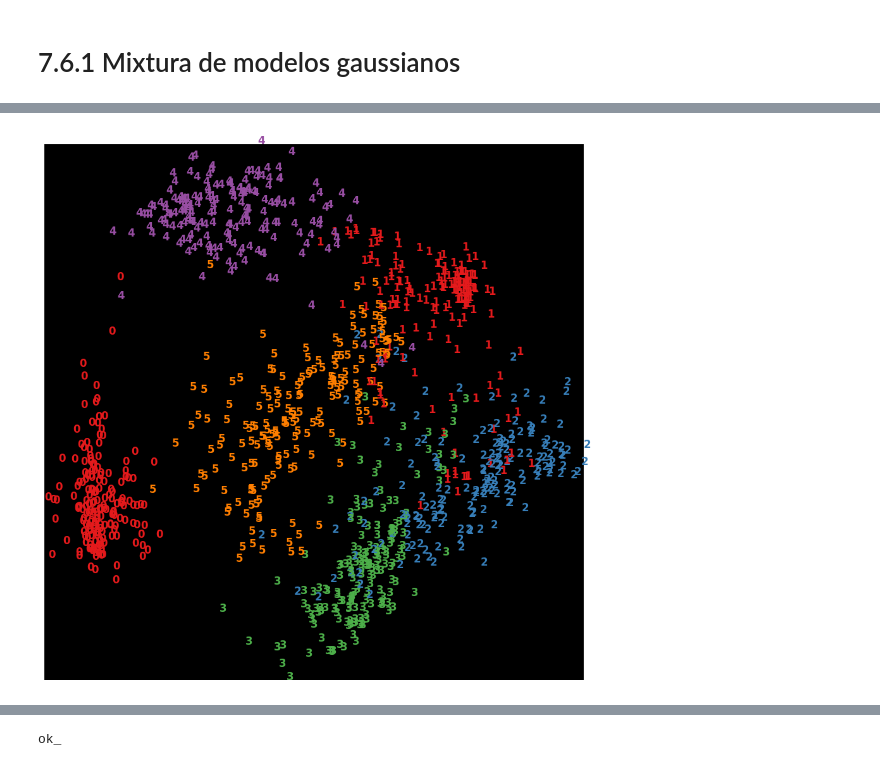
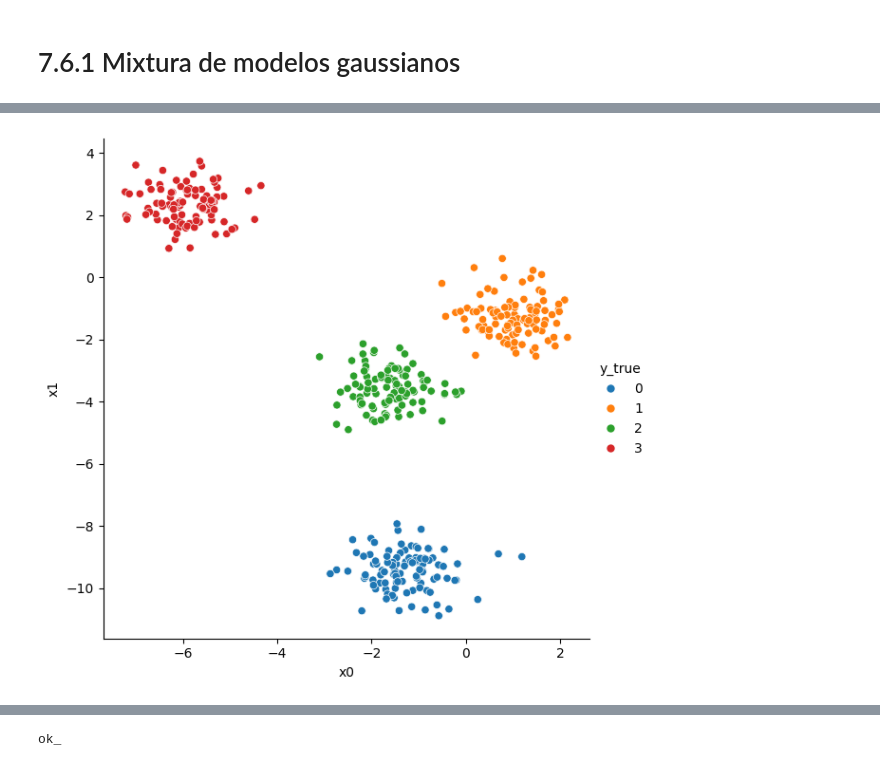
Before and after one commit to oecorrechag/Analitica-predictiva-course, a Jupyter notebook: notebooks/07_seccion/7.6 Modelos de mixtura gaussiana/7.6.1 Mixtura de modelos gaussianos.ipynb, the cells around one changed output, grey strips where cells are left out. Saved outputs shown, nothing was run; the diff lists cells and outputs as text; code cells hidden in the pictures.

```diff
--- a/notebooks/07_seccion/7.6 Modelos de mixtura gaussiana/7.6.1 Mixtura de modelos gaussianos.ipynb
+++ b/notebooks/07_seccion/7.6 Modelos de mixtura gaussiana/7.6.1 Mixtura de modelos gaussianos.ipynb
@@ -80,24 +29,26 @@ X_scaled = (X_projected - x_min) / (x_max - x_min)
-# %%
-plt.figure(figsize=(11, 11))
-plt.style.use("dark_background")
-
-for i in range(X_scaled.shape[0]):
-
-    plt.text(
-        X_scaled[i, 0],
-        X_scaled[i, 1],
-        str(y[i]),
-        color=plt.cm.Set1(y[i] / 10.0),
-        fontdict={"weight": "bold", "size": 12},
-    )
-
-
-plt.gca().spines["left"].set_visible(False)
-plt.gca().spines["bottom"].set_visible(False)
-plt.gca().spines["top"].set_visible(False)
-plt.gca().spines["right"].set_visible(False)
-plt.xticks([])
-plt.yticks([])
-plt.show()
-# %% [output]
-[figure, removed]
+# %%
+#
+# Creación de una muestra de 400 puntos pertenecientes a
+# cuatro clusters
+#
+X, y_true = make_blobs(
+    n_samples=400,
+    centers=4,
+    cluster_std=0.60,
+    random_state=2,
+)
+
+data = pd.DataFrame(X, columns=["x0", "x1"])
+data["y_true"] = y_true
+
+sns.relplot(
+    x="x0",
+    y="x1",
+    data=data,
+    hue="y_true",
+    height=6,
+    palette="tab10",
+)
+plt.show()
+# %% [output]
+[figure, added]
```
Also changed, not shown: parts of 14 cells of this notebook.
